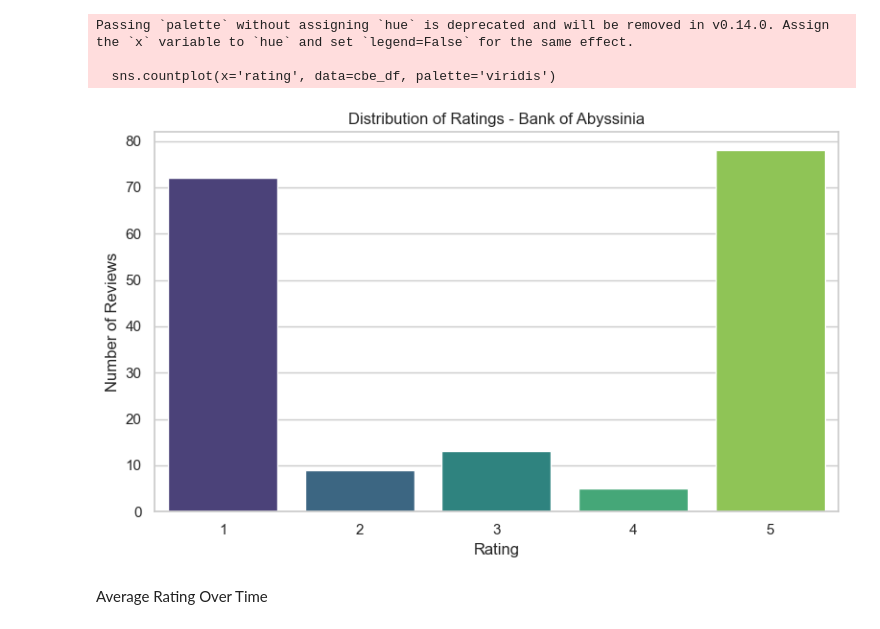
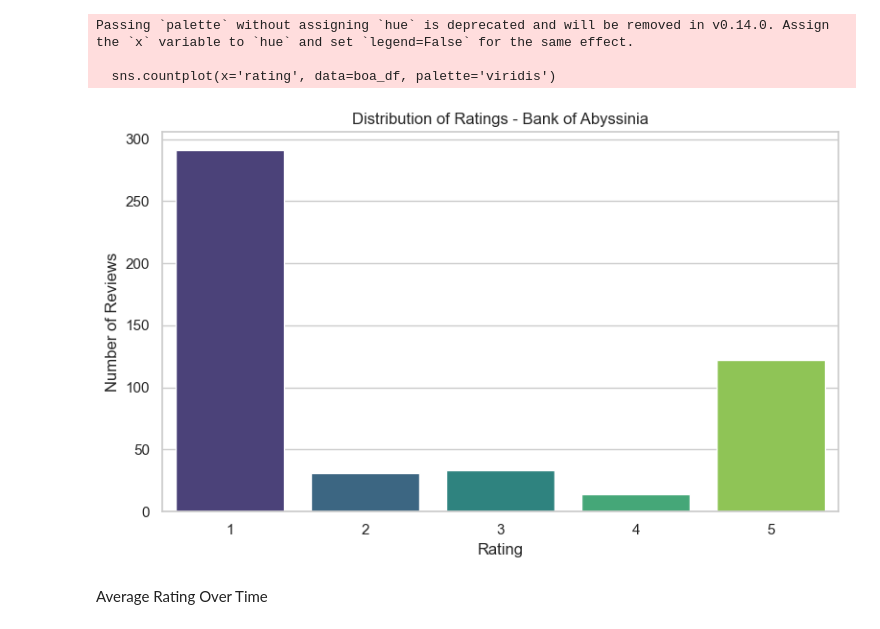
Before and after one commit to Meg-u/Ethipian-Bank-Reviews, a Jupyter notebook: notebooks/exploration_boa.ipynb, the cells around one changed output. Cells and saved outputs as stored; diff of their text form; code cells hidden in the pictures.

```diff
--- a/notebooks/exploration_boa.ipynb
+++ b/notebooks/exploration_boa.ipynb
@@ -64,24 +39,24 @@ Name: rating, dtype: float64
 # %%
 import matplotlib
 import matplotlib.pyplot as plt
 import seaborn as sns
 
 # Set style
 sns.set(style="whitegrid")
 
 # Plot histogram
 plt.figure(figsize=(8, 5))
-sns.countplot(x='rating', data=cbe_df, palette='viridis')
+sns.countplot(x='rating', data=boa_df, palette='viridis')
 plt.title('Distribution of Ratings - Bank of Abyssinia')
 plt.xlabel('Rating')
 plt.ylabel('Number of Reviews')
 plt.tight_layout()
 plt.show()
 # %% [output]
 Passing `palette` without assigning `hue` is deprecated and will be removed in v0.14.0. Assign the `x` variable to `hue` and set `legend=False` for the same effect.
 
-  sns.countplot(x='rating', data=cbe_df, palette='viridis')
+  sns.countplot(x='rating', data=boa_df, palette='viridis')
-[figure, old version]
+[figure, new version]
 # %% [markdown]
 Average Rating Over Time
 # %%
```
Also changed, not shown: parts of 6 cells of this notebook, 7 other files.
